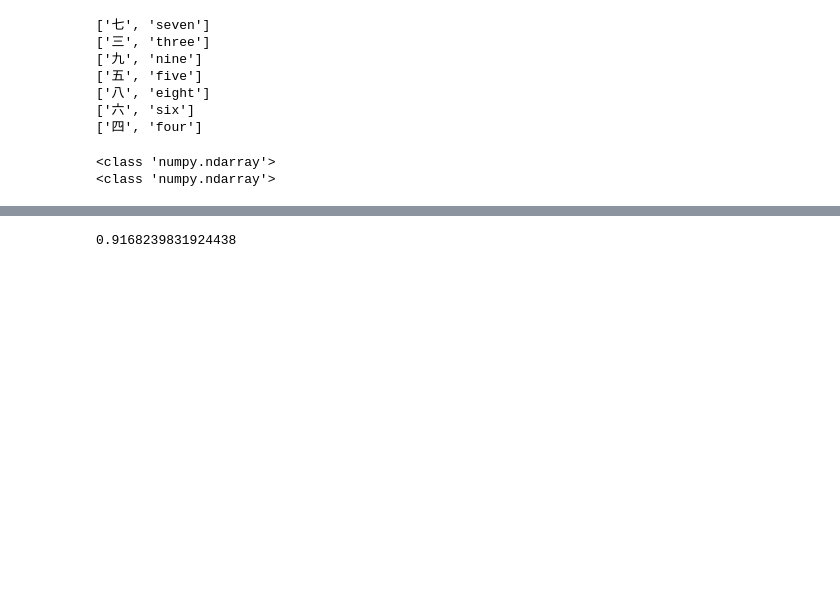
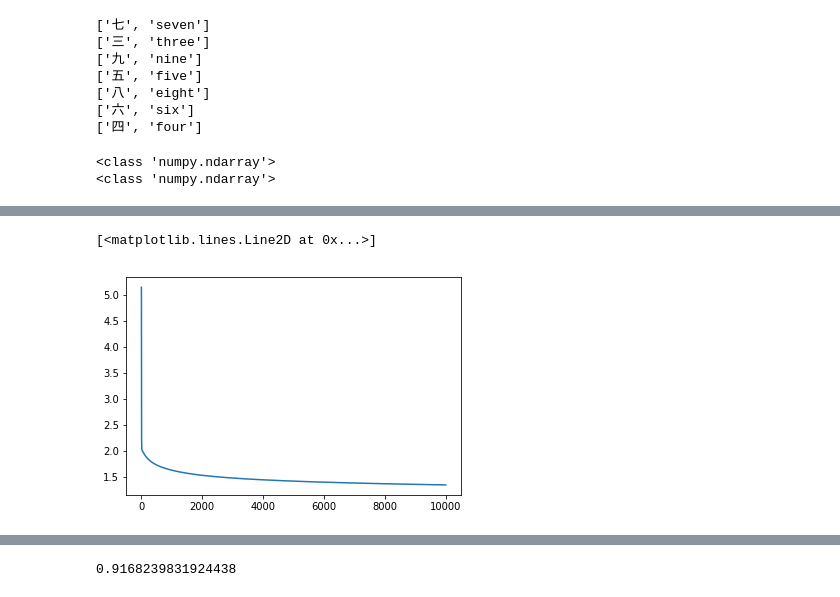
Before and after one commit to laborete/SentenceAlignment, a Jupyter notebook: TransMatrix.ipynb, the cells around one changed output, grey strips where cells are left out. Cells and saved outputs as stored; diff of their text form; code cells hidden in the pictures; blank space fills up the shorter version.

```diff
--- a/TransMatrix.ipynb
+++ b/TransMatrix.ipynb
@@ -196,2 +214,7 @@ plt.plot(cost_history)
+# %%
+plt.plot(ED_cost_history)
+# %% [output]
+[<matplotlib.lines.Line2D at 0x...>]
+[figure, added]
 # %%
 #Best For Now
```
Also changed, not shown: parts of 12 cells of this notebook.
